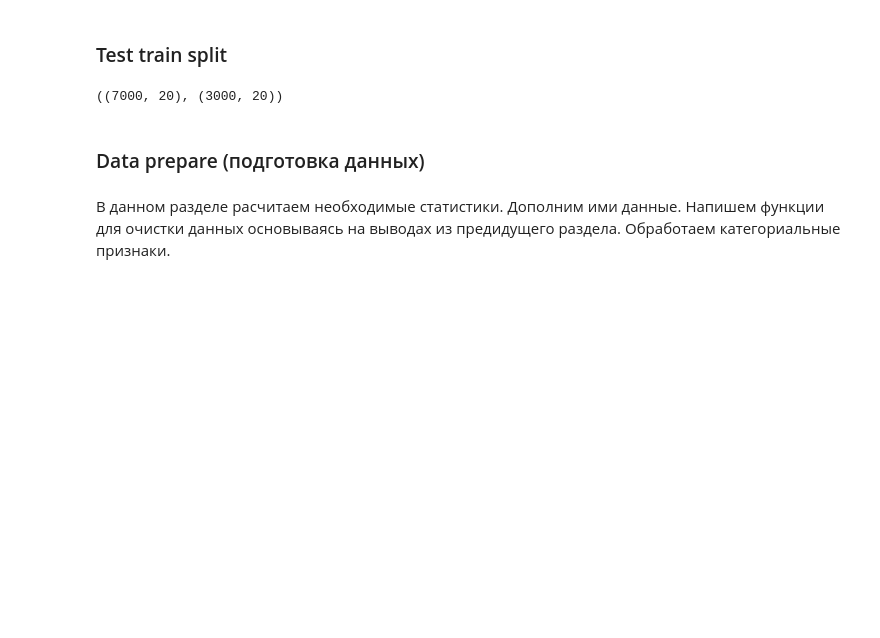
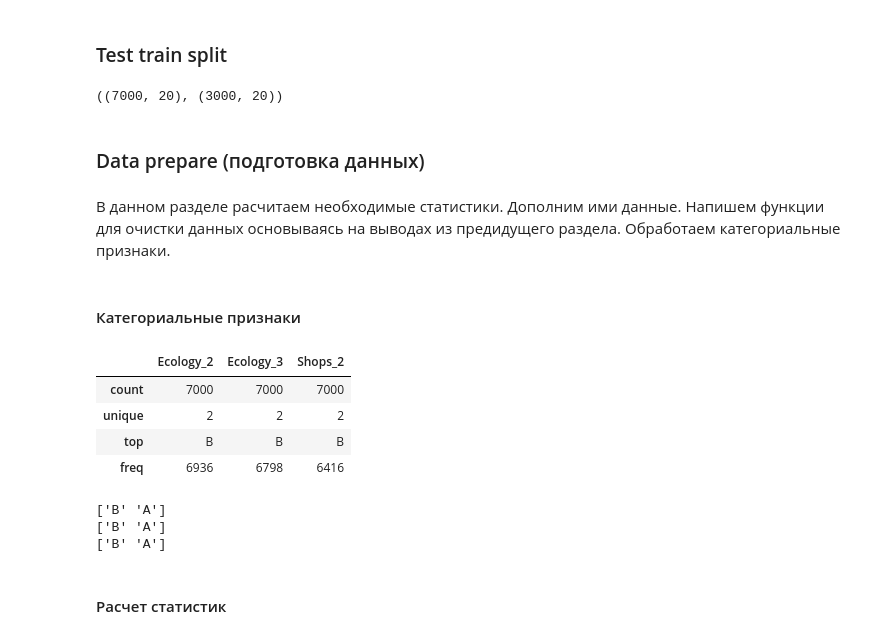
Before and after one commit to meFargot/gu-python-ds, a Jupyter notebook: Kurs_project_task/try_05.ipynb, the cells around one changed output. Saved outputs shown, nothing was run; the diff lists cells and outputs as text; code cells hidden in the pictures; blank space fills up the shorter version.

```diff
--- a/Kurs_project_task/try_05.ipynb
+++ b/Kurs_project_task/try_05.ipynb
@@ -413,13 +418,33 @@ data_train.loc[data_train['Id'] == 8491, 'Rooms'] = 1
 from sklearn.model_selection import train_test_split
 
 # перед дальнейшей обработкой данных необходимо разбить датасет на train и valid
-X_train, X_valid = train_test_split(data_train, test_size=0.3, random_state=RANDOM_STATE)
+train, valid = train_test_split(data_train, test_size=0.3, random_state=RANDOM_STATE)
 
 # проверяем размеры получившихся DataFrame
-X_train.shape, X_valid.shape
+train.shape, valid.shape
 # %% [output]
 ((7000, 20), (3000, 20))
 # %% [markdown]
 ### Data prepare (подготовка данных)
 # %% [markdown]
 В данном разделе расчитаем необходимые статистики. Дополним ими данные. Напишем функции для очистки данных основываясь на выводах из предидущего раздела. Обработаем категориальные признаки.
+# %% [markdown]
+#### Категориальные признаки
+# %%
+# начнем с обработки категориальных признаков
+# посмотрим как они выглядят
+train.describe(include=['object'])
+# %% [output]
+|  | Ecology_2 | Ecology_3 | Shops_2 |
+| count | 7000 | 7000 | 7000 |
+| unique | 2 | 2 | 2 |
+| top | B | B | B |
+| freq | 6936 | 6798 | 6416 |
+# %%
+# посмотрим какие встречаются значения
+for cat_f in train.select_dtypes(include=['object']).columns:
+    print(train[cat_f].unique())
+# %% [output]
+['B' 'A']
+['B' 'A']
+['B' 'A']
@@ -425,0 +462,2 @@ X_train.shape, X_valid.shape
+# %% [markdown]
+#### Расчет статистик
```
Also changed, not shown: parts of 40 cells of this notebook.
